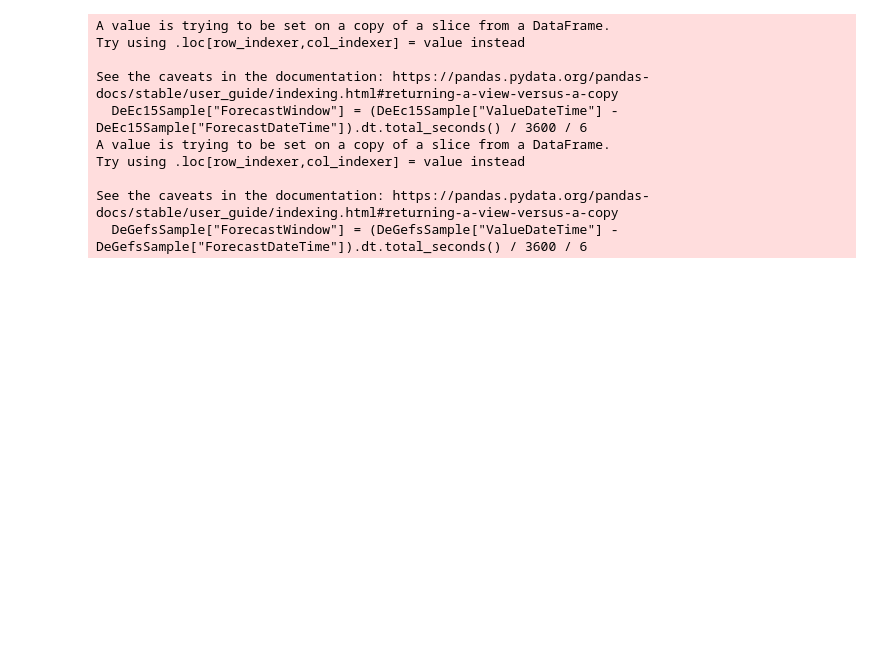
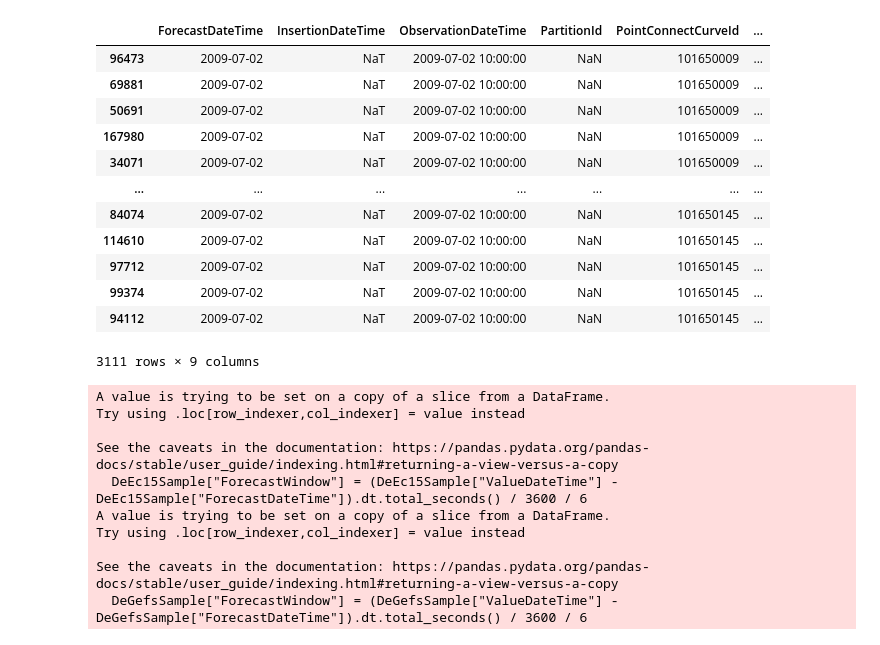
Before and after one commit to jaupimegi23/certainlyUncertain, a Jupyter notebook: eda/reality_vs_models.ipynb, the cells around one changed output. Drawn from its saved outputs; the diff is of its cells as text; code cells hidden in the pictures; blank space fills up the shorter version.

```diff
--- a/eda/reality_vs_models.ipynb
+++ b/eda/reality_vs_models.ipynb
@@ -5,7 +6,23 @@ import matplotlib.pyplot as plt
 # %%
 #Weather data for Germany
-DeEc15 = pd.read_hdf("Temp/DEU_TEMP_EC15.h5")
-DeGefs = pd.read_hdf("Temp/DEU_TEMP_GEFS.h5")
+DeEc15 = pd.read_hdf(os.path.join(os.path.dirname(os.getcwd()), 'Temp', 'DEU_TEMP_EC15.h5'))
+#DeGefs = pd.read_hdf("Temp/DEU_TEMP_GEFS.h5")
+# %%
+DeEc15[DeEc15["ForecastDateTime"] == '2009-07-02']
+# %% [output]
+|  | ForecastDateTime | InsertionDateTime | ObservationDateTime | PartitionId | PointConnectCurveId | ... |
+| 96473 | 2009-07-02 | NaT | 2009-07-02 10:00:00 | NaN | 101650009 | ... |
+| 69881 | 2009-07-02 | NaT | 2009-07-02 10:00:00 | NaN | 101650009 | ... |
+| 50691 | 2009-07-02 | NaT | 2009-07-02 10:00:00 | NaN | 101650009 | ... |
+| 167980 | 2009-07-02 | NaT | 2009-07-02 10:00:00 | NaN | 101650009 | ... |
+| 34071 | 2009-07-02 | NaT | 2009-07-02 10:00:00 | NaN | 101650009 | ... |
+| ... | ... | ... | ... | ... | ... | ... |
+| 84074 | 2009-07-02 | NaT | 2009-07-02 10:00:00 | NaN | 101650145 | ... |
+| 114610 | 2009-07-02 | NaT | 2009-07-02 10:00:00 | NaN | 101650145 | ... |
+| 97712 | 2009-07-02 | NaT | 2009-07-02 10:00:00 | NaN | 101650145 | ... |
+| 99374 | 2009-07-02 | NaT | 2009-07-02 10:00:00 | NaN | 101650145 | ... |
+| 94112 | 2009-07-02 | NaT | 2009-07-02 10:00:00 | NaN | 101650145 | ... |
+3111 rows × 9 columns
 # %%
 #Restricting to a sample of 1 week
 DeEc15Sample = DeEc15[(DeEc15.ValueDateTime.dt.year == 2022) & (DeEc15.ValueDateTime.dt.month == 1) & (DeEc15.ValueDateTime.dt.isocalendar().week == 1)]
```
Also changed, not shown: parts of 1 cell of this notebook, 9 other files.
